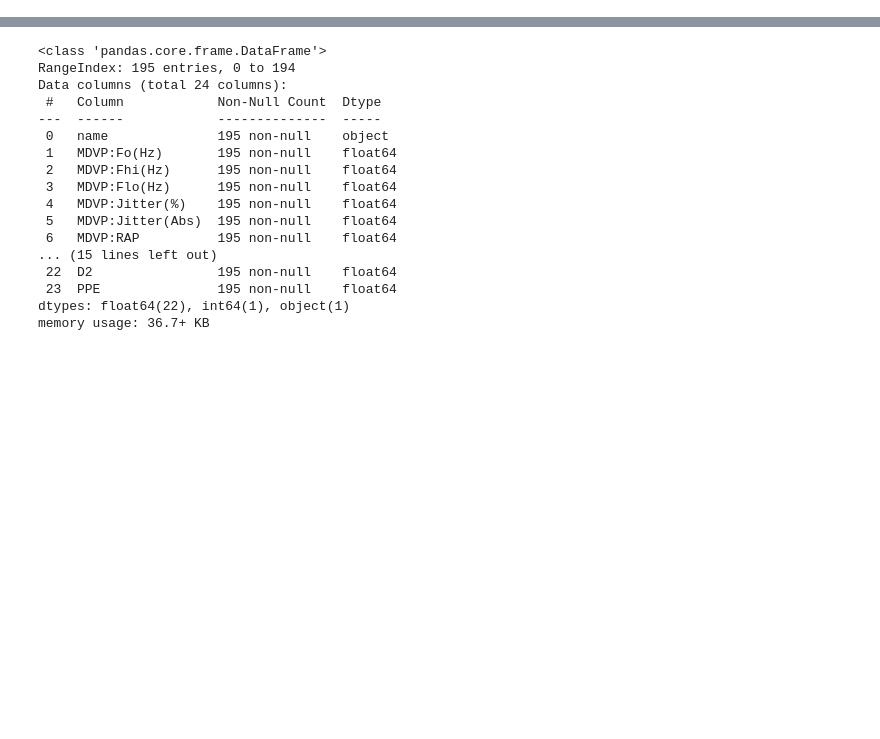
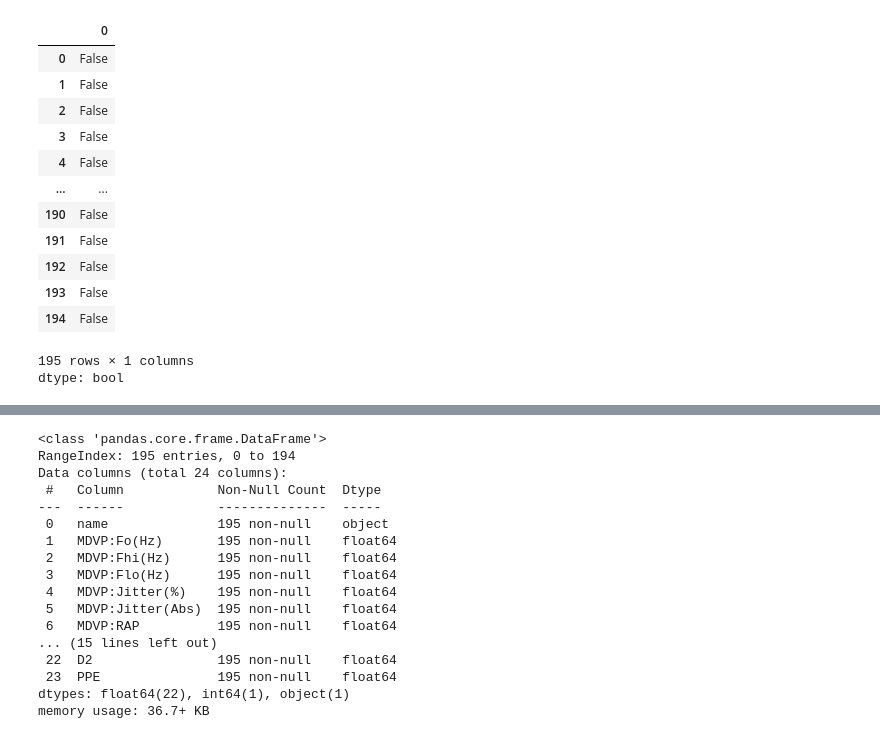
Before and after one commit to raju1207/Multiple-Disease-Prediction-Analysis, a Jupyter notebook: Multiple_Disease_Prediction_Analysis.ipynb, the cells around one changed output, grey strips where cells are left out. Cells and saved outputs as stored; diff of their text form; code cells hidden in the pictures; blank space fills up the shorter version.

```diff
--- a/Multiple_Disease_Prediction_Analysis.ipynb
+++ b/Multiple_Disease_Prediction_Analysis.ipynb
@@ -11,0 +32,18 @@ Liver_Prediction = pd.read_excel('indian_liver_patient.xlsx')
+# %%
+# Checking duplicate value
+Par_Data.duplicated()
+# %% [output]
+|  | 0 |
+| 0 | False |
+| 1 | False |
+| 2 | False |
+| 3 | False |
+| 4 | False |
+| ... | ... |
+| 190 | False |
+| 191 | False |
+| 192 | False |
+| 193 | False |
+| 194 | False |
+195 rows × 1 columns
+dtype: bool
```
Also changed, not shown: parts of 5 cells of this notebook.
